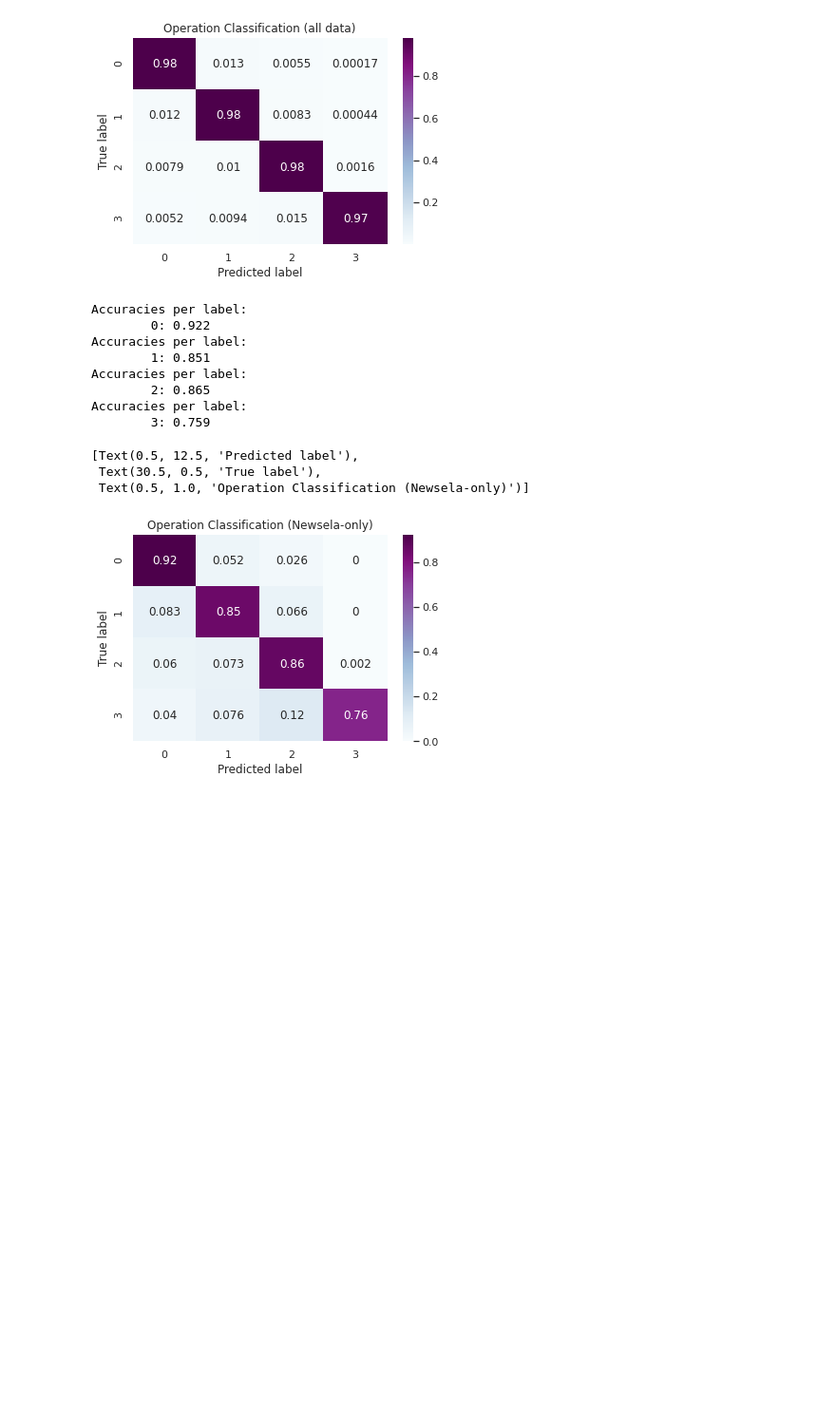
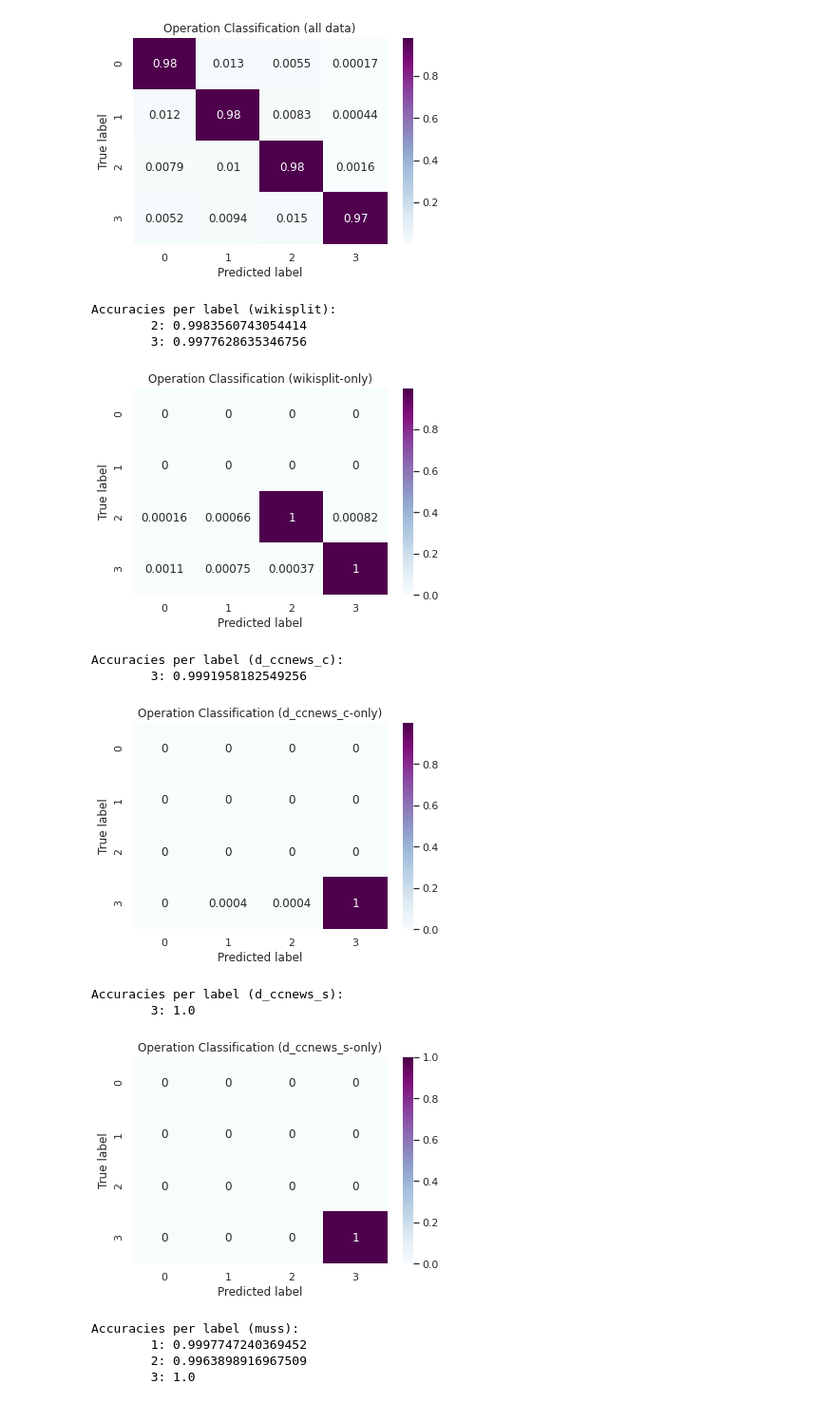
Before and after one commit to liamcripwell/control_simp, a Jupyter notebook: notebooks/test_classifier.ipynb, the cells around one changed output. Shown at 95% size. Cells and saved outputs as stored; diff of their text form; code cells hidden in the pictures; blank space fills up the shorter version.

Commit message:
updated clf test nb

```diff
--- a/notebooks/test_classifier.ipynb
+++ b/notebooks/test_classifier.ipynb
@@ -101,31 +103,36 @@ ax.set(xlabel='Predicted label', ylabel='True label', title="Operation Classific
  Text(0.5, 1.0, 'Operation Classification (all data)')]
 [figure]
 # %%
-test_set2 = test_set[test_set.source.isin(["newselaauto", "newselaauto-dev"])]
+# get per-label accuracies for each of the source datasets
 
-conf_mat = np.zeros((4, 4))
-for label in sorted(test_set2.label.unique()):
-    print("Accuracies per label:")
-    items = test_set2[test_set2.label == label]
-    print(f"\t{label}: {sum(items.correct)/len(items)}")
+for i, source in enumerate(test_set.source.unique()):
+    test_set2 = test_set[test_set.source.isin([source])]
+    conf_mat = np.zeros((4, 4))
+    print(f"Accuracies per label ({source}):")
+    for label in sorted(test_set2.label.unique()):
+        items = test_set2[test_set2.label == label]
+        print(f"\t{label}: {sum(items.correct)/len(items)}")
 
-    # construct confusion matrix
-    counts = items.pred.value_counts()
-    for i, c in counts.iteritems():
-        conf_mat[label, i] = c / len(items)
+        # construct confusion matrix
+        counts = items.pred.value_counts()
+        for i, c in counts.iteritems():
+            conf_mat[label, i] = c / len(items)
 
-ax = sns.heatmap(conf_mat, annot=True, cmap="BuPu")
-ax.set(xlabel='Predicted label', ylabel='True label', title="Operation Classification (Newsela-only)")
+    ax = sns.heatmap(conf_mat, annot=True, cmap="BuPu")
+    ax.set(xlabel='Predicted label', ylabel='True label', title=f"Operation Classification ({source}-only)")
+    plt.show()
 # %% [output]
-Accuracies per label:
-        0: 0.922
-Accuracies per label:
-        1: 0.851
-Accuracies per label:
-        2: 0.865
-Accuracies per label:
-        3: 0.759
+Accuracies per label (wikisplit):
+        2: 0.9983560743054414
+        3: 0.9977628635346756
+[figure, new version]
-[Text(0.5, 12.5, 'Predicted label'),
- Text(30.5, 0.5, 'True label'),
- Text(0.5, 1.0, 'Operation Classification (Newsela-only)')]
+Accuracies per label (d_ccnews_c):
+        3: 0.9991958182549256
-[figure, old version]
+[figure, added]
+Accuracies per label (d_ccnews_s):
+        3: 1.0
+[figure, added]
+Accuracies per label (muss):
+        1: 0.9997747240369452
+        2: 0.9963898916967509
+        3: 1.0
```
Also changed, not shown: parts of 4 cells of this notebook.
